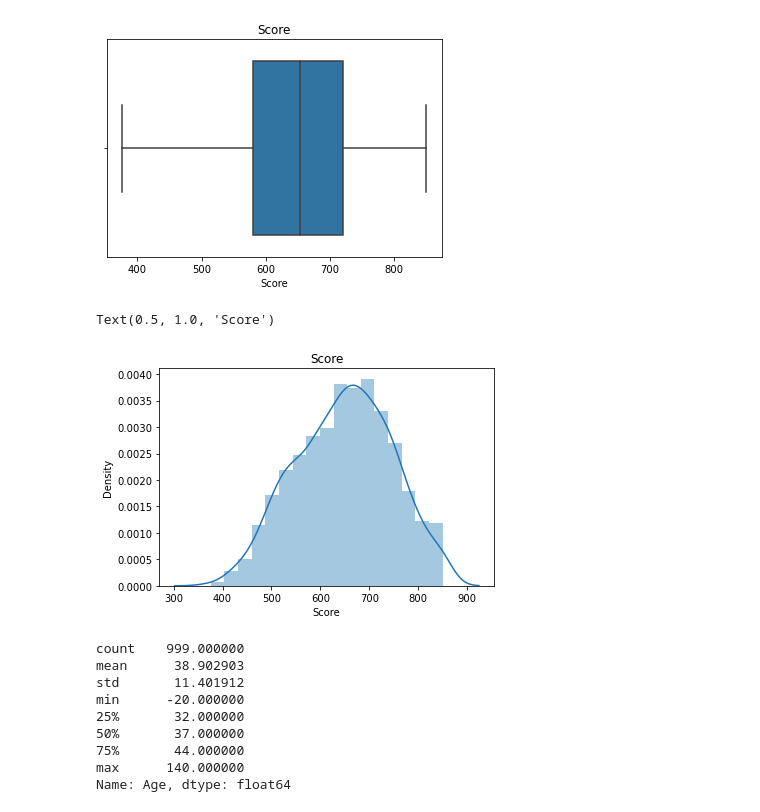
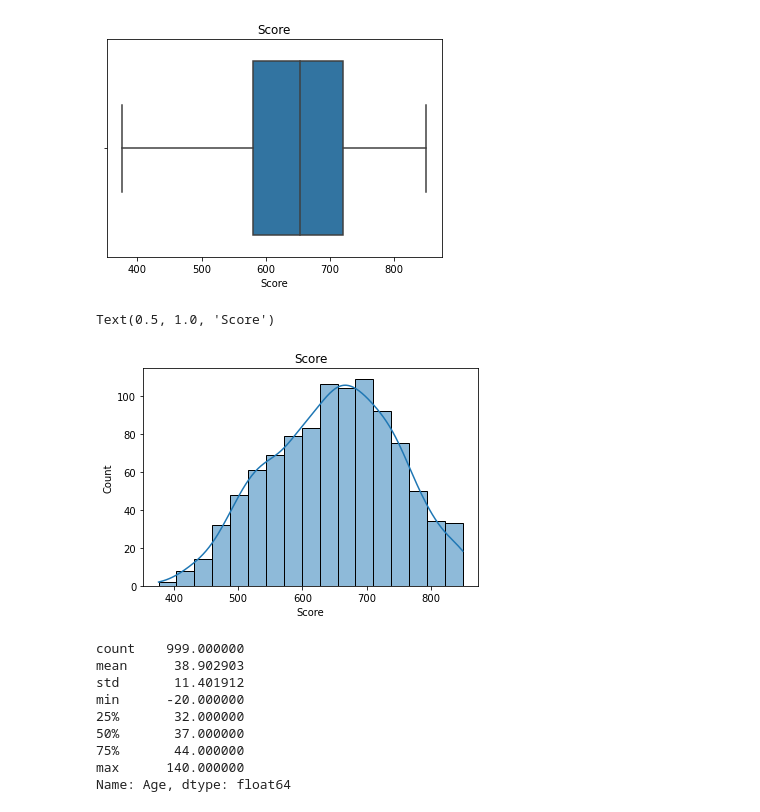
Before and after one commit to gr4nada/data-scientist-roadmap, a Jupyter notebook: 04 - Programming/08 - Others/data_cleansing_and_data_transformation.ipynb, the cells around one changed output. Cells and saved outputs as stored; diff of their text form; code cells hidden in the pictures.

```diff
--- a/04 - Programming/08 - Others/data_cleansing_and_data_transformation.ipynb
+++ b/04 - Programming/08 - Others/data_cleansing_and_data_transformation.ipynb
@@ -91,10 +91,10 @@ srn.boxplot(dataset['Score']).set_title('Score')
 Text(0.5, 1.0, 'Score')
 [figure]
 # %%
-srn.distplot(dataset['Score']).set_title('Score')
+srn.histplot(dataset['Score'], kde=True).set_title('Score')
 # %% [output]
 Text(0.5, 1.0, 'Score')
-[figure, old version]
+[figure, new version]
 # %%
 #Age
 dataset['Age'].describe()
```
Also changed, not shown: parts of 17 cells of this notebook.
